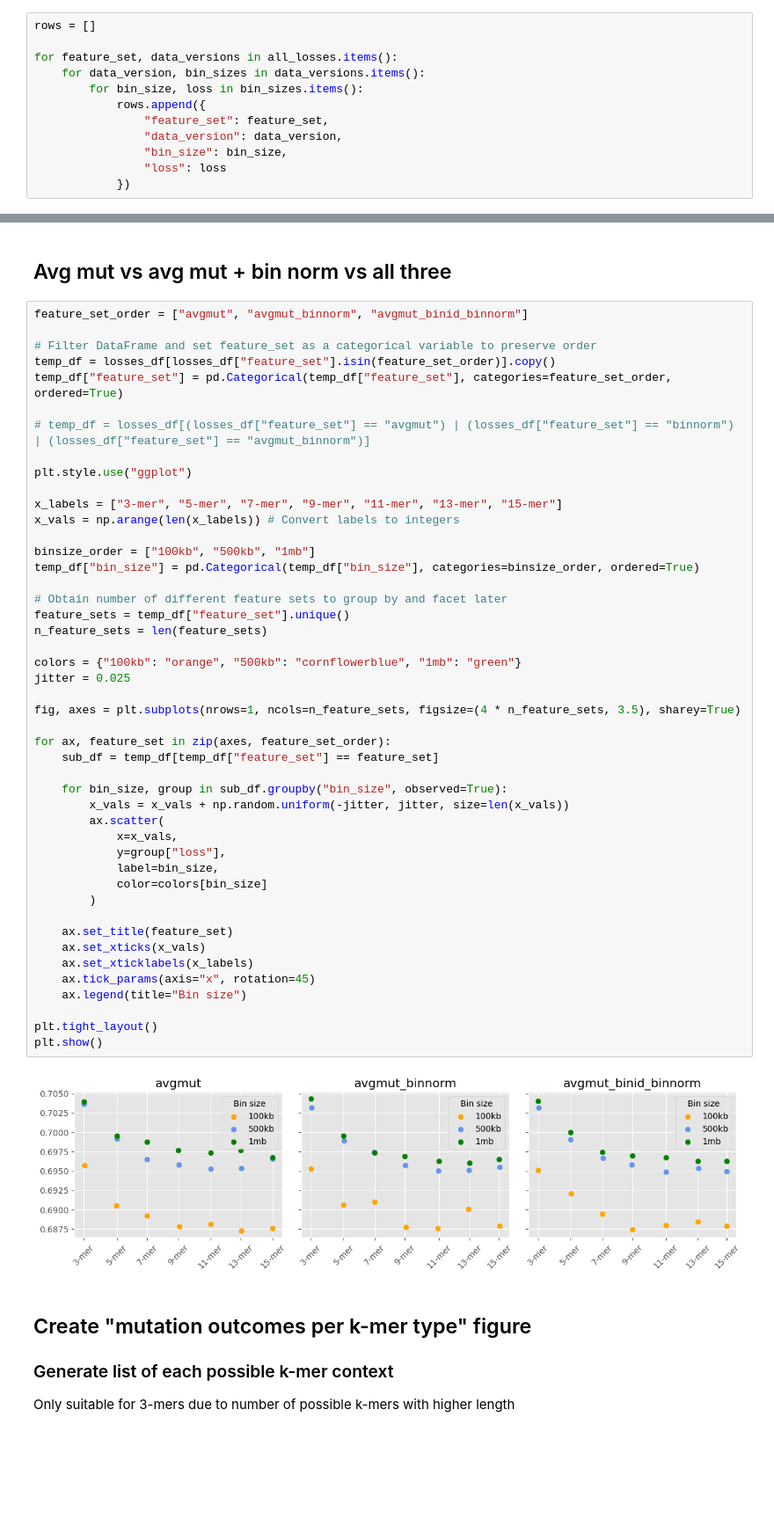
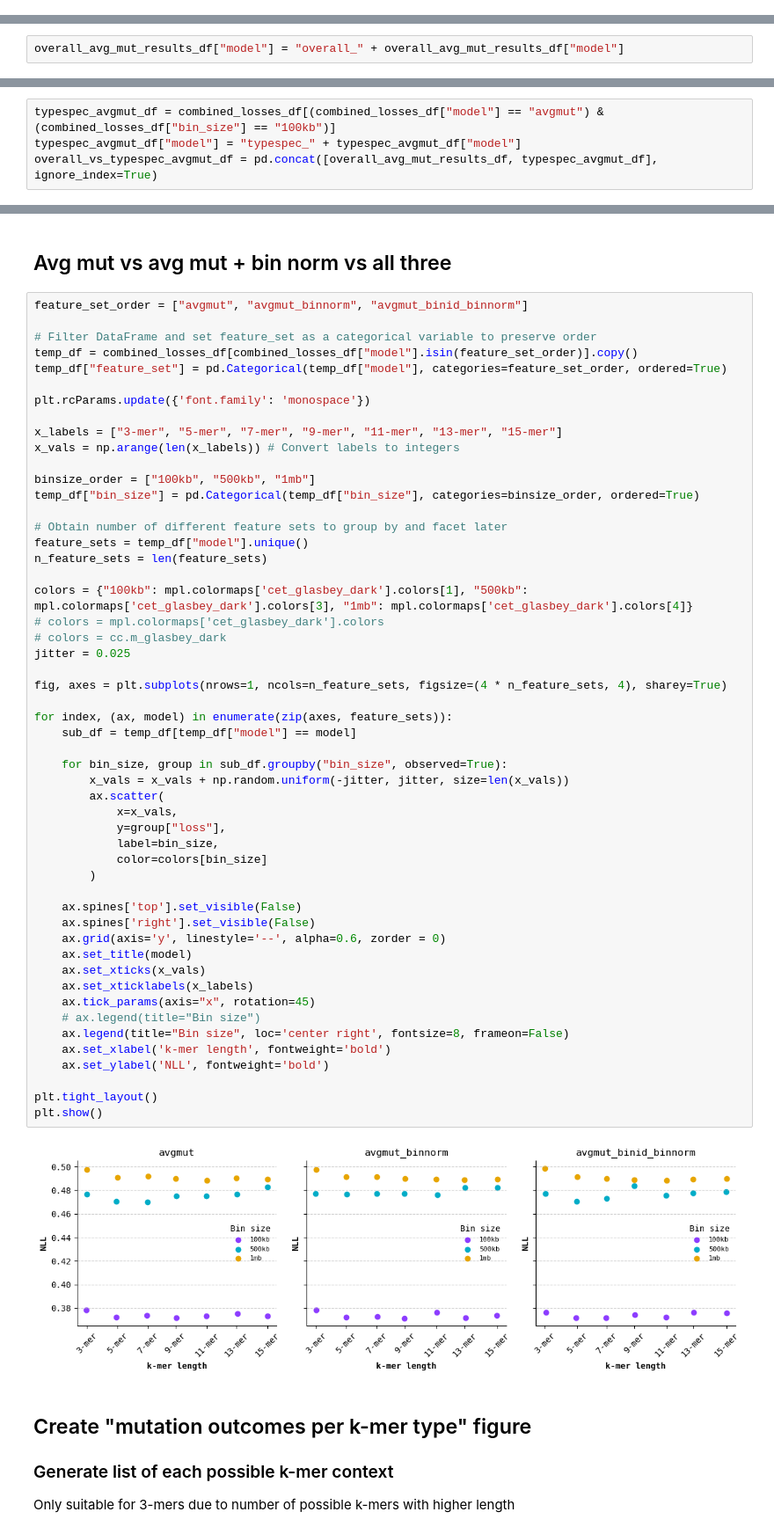
Before and after one commit to grnimrod/mutation-probs-nn, a Jupyter notebook: src/inference.ipynb, the cells around one changed output, grey strips where cells are left out. Shown at 88% size. Saved outputs shown, nothing was run; the diff lists cells and outputs as text; blank space fills up the shorter version.

```diff
--- a/src/inference.ipynb
+++ b/src/inference.ipynb
@@ -147,12 +208,0 @@ with open("/faststorage/project/MutationAnalysis/Nimrod/results/log_losses_combi
-# %%
-rows = []
-
-for feature_set, data_versions in all_losses.items():
-    for data_version, bin_sizes in data_versions.items():
-        for bin_size, loss in bin_sizes.items():
-            rows.append({
-                "feature_set": feature_set,
-                "data_version": data_version,
-                "bin_size": bin_size,
-                "loss": loss
-            })
@@ -273,0 +337,2 @@ See the caveats in the documentation: https://pandas.pydata.org/pandas-docs/stab
+# %%
+overall_avg_mut_results_df["model"] = "overall_" + overall_avg_mut_results_df["model"]
@@ -273,0 +350,4 @@ See the caveats in the documentation: https://pandas.pydata.org/pandas-docs/stab
+# %%
+typespec_avgmut_df = combined_losses_df[(combined_losses_df["model"] == "avgmut") & (combined_losses_df["bin_size"] == "100kb")]
+typespec_avgmut_df["model"] = "typespec_" + typespec_avgmut_df["model"]
+overall_vs_typespec_avgmut_df = pd.concat([overall_avg_mut_results_df, typespec_avgmut_df], ignore_index=True)
@@ -277,50 +429,56 @@ See the caveats in the documentation: https://pandas.pydata.org/pandas-docs/stab
 feature_set_order = ["avgmut", "avgmut_binnorm", "avgmut_binid_binnorm"]
 
 # Filter DataFrame and set feature_set as a categorical variable to preserve order
-temp_df = losses_df[losses_df["feature_set"].isin(feature_set_order)].copy()
-temp_df["feature_set"] = pd.Categorical(temp_df["feature_set"], categories=feature_set_order, ordered=True)
+temp_df = combined_losses_df[combined_losses_df["model"].isin(feature_set_order)].copy()
+temp_df["feature_set"] = pd.Categorical(temp_df["model"], categories=feature_set_order, ordered=True)
 
-# temp_df = losses_df[(losses_df["feature_set"] == "avgmut") | (losses_df["feature_set"] == "binnorm") | (losses_df["feature_set"] == "avgmut_binnorm")]
-
-plt.style.use("ggplot")
+plt.rcParams.update({'font.family': 'monospace'})
 
 x_labels = ["3-mer", "5-mer", "7-mer", "9-mer", "11-mer", "13-mer", "15-mer"]
 x_vals = np.arange(len(x_labels)) # Convert labels to integers
 
 binsize_order = ["100kb", "500kb", "1mb"]
 temp_df["bin_size"] = pd.Categorical(temp_df["bin_size"], categories=binsize_order, ordered=True)
 
 # Obtain number of different feature sets to group by and facet later
-feature_sets = temp_df["feature_set"].unique()
+feature_sets = temp_df["model"].unique()
 n_feature_sets = len(feature_sets)
 
-colors = {"100kb": "orange", "500kb": "cornflowerblue", "1mb": "green"}
+colors = {"100kb": mpl.colormaps['cet_glasbey_dark'].colors[1], "500kb": mpl.colormaps['cet_glasbey_dark'].colors[3], "1mb": mpl.colormaps['cet_glasbey_dark'].colors[4]}
+# colors = mpl.colormaps['cet_glasbey_dark'].colors
+# colors = cc.m_glasbey_dark
 jitter = 0.025
 
-fig, axes = plt.subplots(nrows=1, ncols=n_feature_sets, figsize=(4 * n_feature_sets, 3.5), sharey=True)
+fig, axes = plt.subplots(nrows=1, ncols=n_feature_sets, figsize=(4 * n_feature_sets, 4), sharey=True)
 
-for ax, feature_set in zip(axes, feature_set_order):
-    sub_df = temp_df[temp_df["feature_set"] == feature_set]
+for index, (ax, model) in enumerate(zip(axes, feature_sets)):
+    sub_df = temp_df[temp_df["model"] == model]
 
     for bin_size, group in sub_df.groupby("bin_size", observed=True):
         x_vals = x_vals + np.random.uniform(-jitter, jitter, size=len(x_vals))
         ax.scatter(
             x=x_vals,
             y=group["loss"],
             label=bin_size,
             color=colors[bin_size]
         )
 
-    ax.set_title(feature_set)
+    ax.spines['top'].set_visible(False)
+    ax.spines['right'].set_visible(False)
+    ax.grid(axis='y', linestyle='--', alpha=0.6, zorder = 0)
+    ax.set_title(model)
     ax.set_xticks(x_vals)
     ax.set_xticklabels(x_labels)
     ax.tick_params(axis="x", rotation=45)
-    ax.legend(title="Bin size")
+    # ax.legend(title="Bin size")
+    ax.legend(title="Bin size", loc='center right', fontsize=8, frameon=False)
+    ax.set_xlabel('k-mer length', fontweight='bold')
+    ax.set_ylabel('NLL', fontweight='bold')
 
 plt.tight_layout()
 plt.show()
 # %% [output]
-[figure, old version]
+[figure, new version]
 # %% [markdown]
 ## Create "mutation outcomes per k-mer type" figure
 ### Generate list of each possible k-mer context
```
Also changed, not shown: parts of 33 cells of this notebook.
